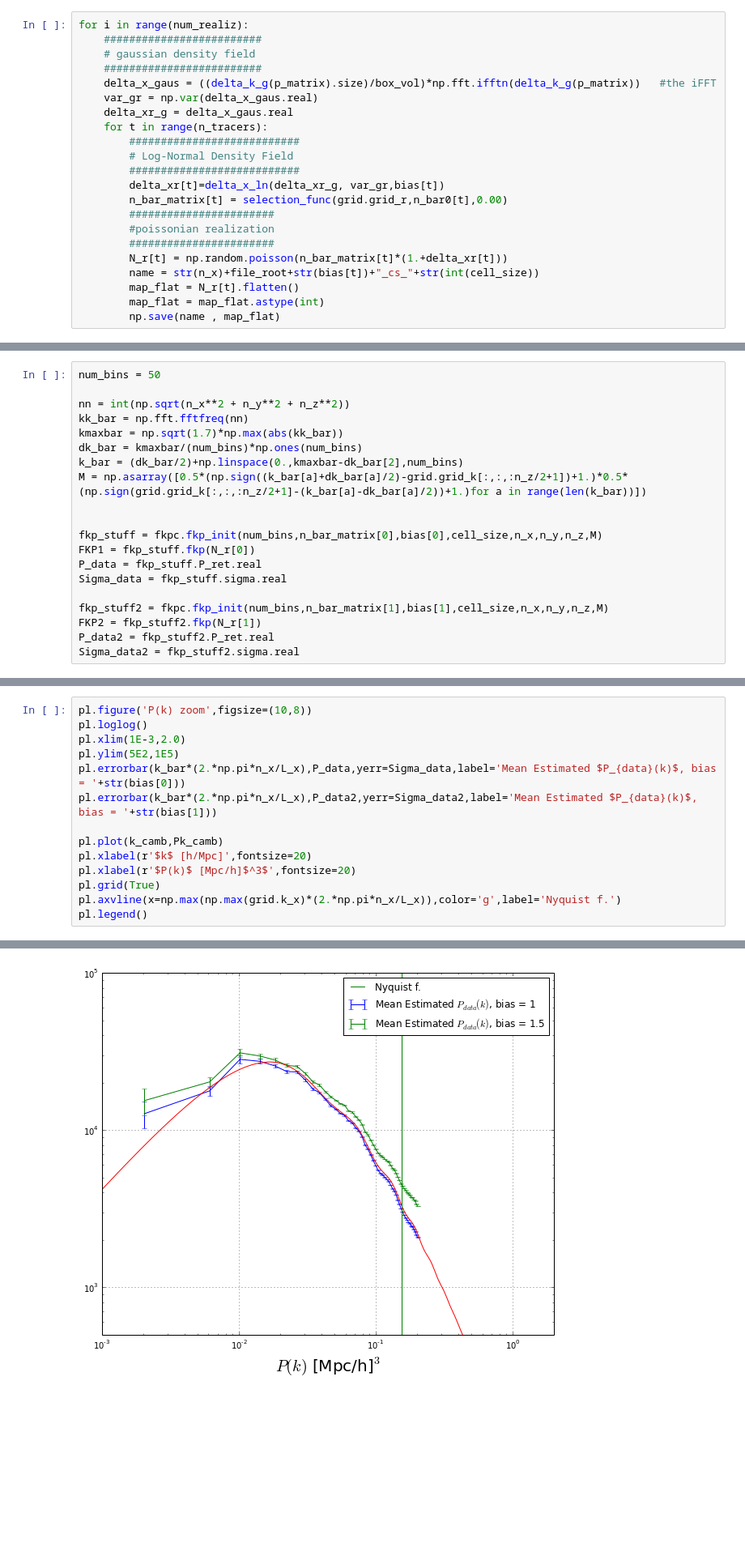
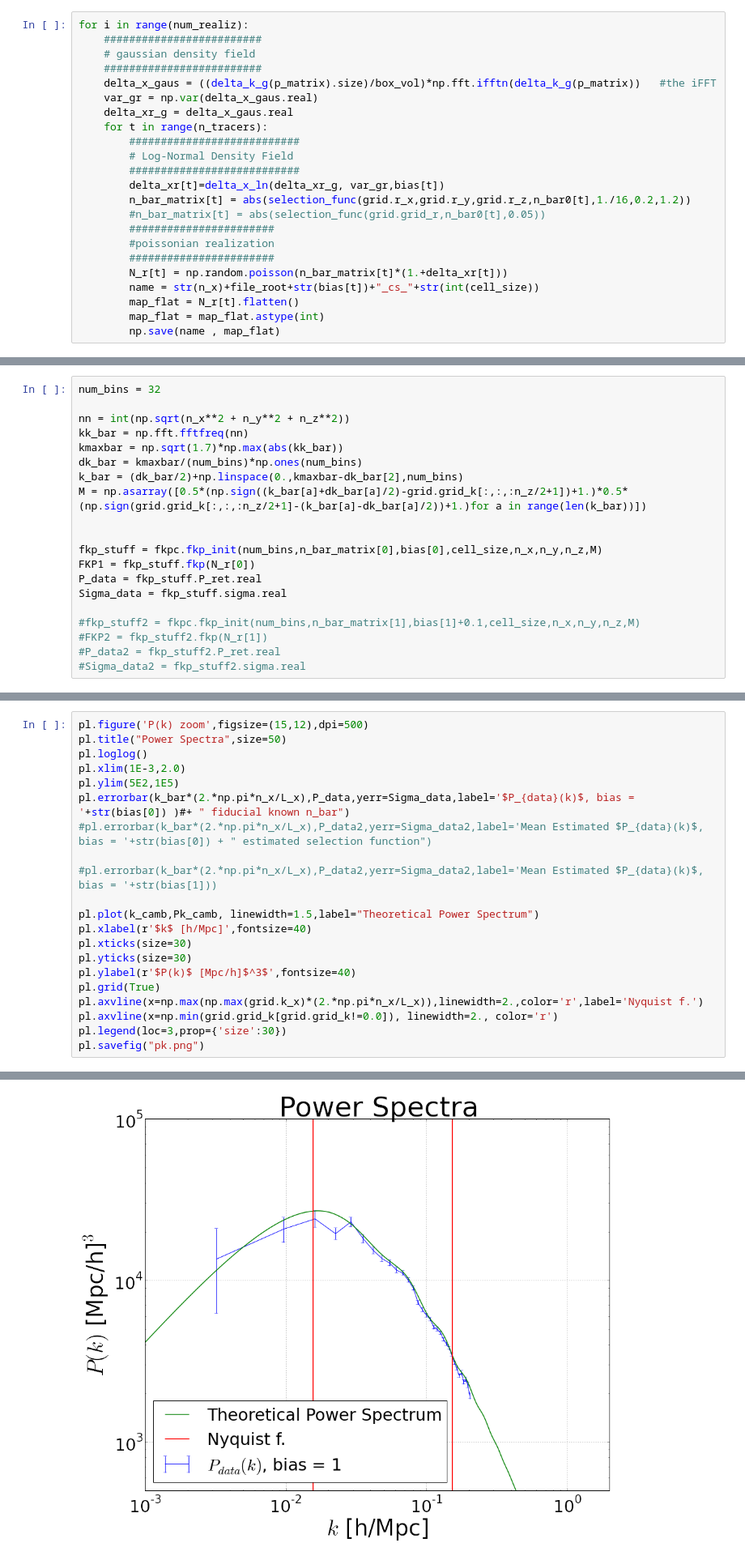
Before and after one commit to arthurmloureiro/pk_fkp, a Jupyter notebook: pk_fkp_notebook.ipynb, the cells around one changed output, grey strips where cells are left out. Shown: that part at 81% size. Cells and saved outputs as stored; diff of their text form; blank space fills up the shorter version.

```diff
--- a/pk_fkp_notebook.ipynb
+++ b/pk_fkp_notebook.ipynb
@@ -155,7 +168,8 @@ for i in range(num_realiz):
         # Log-Normal Density Field
         ###########################
         delta_xr[t]=delta_x_ln(delta_xr_g, var_gr,bias[t])
-        n_bar_matrix[t] = selection_func(grid.grid_r,n_bar0[t],0.00)
+        n_bar_matrix[t] = abs(selection_func(grid.r_x,grid.r_y,grid.r_z,n_bar0[t],1./16,0.2,1.2))
+        #n_bar_matrix[t] = abs(selection_func(grid.grid_r,n_bar0[t],0.05))
         #######################
         #poissonian realization
         #######################
@@ -181,5 +204,5 @@ pl.colorbar()
 # %%
-num_bins = 50
+num_bins = 32
 
 nn = int(np.sqrt(n_x**2 + n_y**2 + n_z**2))
 kk_bar = np.fft.fftfreq(nn)
@@ -194,7 +217,7 @@ FKP1 = fkp_stuff.fkp(N_r[0])
 P_data = fkp_stuff.P_ret.real
 Sigma_data = fkp_stuff.sigma.real
 
-fkp_stuff2 = fkpc.fkp_init(num_bins,n_bar_matrix[1],bias[1],cell_size,n_x,n_y,n_z,M)
-FKP2 = fkp_stuff2.fkp(N_r[1])
-P_data2 = fkp_stuff2.P_ret.real
-Sigma_data2 = fkp_stuff2.sigma.real
+#fkp_stuff2 = fkpc.fkp_init(num_bins,n_bar_matrix[1],bias[1]+0.1,cell_size,n_x,n_y,n_z,M)
+#FKP2 = fkp_stuff2.fkp(N_r[1])
+#P_data2 = fkp_stuff2.P_ret.real
+#Sigma_data2 = fkp_stuff2.sigma.real
@@ -226,15 +258,22 @@ pl.show()
 # %%
-pl.figure('P(k) zoom',figsize=(10,8))
+pl.figure('P(k) zoom',figsize=(15,12),dpi=500)
+pl.title("Power Spectra",size=50)
 pl.loglog()
 pl.xlim(1E-3,2.0)
 pl.ylim(5E2,1E5)
-pl.errorbar(k_bar*(2.*np.pi*n_x/L_x),P_data,yerr=Sigma_data,label='Mean Estimated $P_{data}(k)$, bias = '+str(bias[0]))
-pl.errorbar(k_bar*(2.*np.pi*n_x/L_x),P_data2,yerr=Sigma_data2,label='Mean Estimated $P_{data}(k)$, bias = '+str(bias[1]))
+pl.errorbar(k_bar*(2.*np.pi*n_x/L_x),P_data,yerr=Sigma_data,label='$P_{data}(k)$, bias = '+str(bias[0]) )#+ " fiducial known n_bar")
+#pl.errorbar(k_bar*(2.*np.pi*n_x/L_x),P_data2,yerr=Sigma_data2,label='Mean Estimated $P_{data}(k)$, bias = '+str(bias[0]) + " estimated selection function")
 
-pl.plot(k_camb,Pk_camb)
-pl.xlabel(r'$k$ [h/Mpc]',fontsize=20)
-pl.xlabel(r'$P(k)$ [Mpc/h]$^3$',fontsize=20)
+#pl.errorbar(k_bar*(2.*np.pi*n_x/L_x),P_data2,yerr=Sigma_data2,label='Mean Estimated $P_{data}(k)$, bias = '+str(bias[1]))
+
+pl.plot(k_camb,Pk_camb, linewidth=1.5,label="Theoretical Power Spectrum")
+pl.xlabel(r'$k$ [h/Mpc]',fontsize=40)
+pl.xticks(size=30)
+pl.yticks(size=30)
+pl.ylabel(r'$P(k)$ [Mpc/h]$^3$',fontsize=40)
 pl.grid(True)
-pl.axvline(x=np.max(np.max(grid.k_x)*(2.*np.pi*n_x/L_x)),color='g',label='Nyquist f.')
-pl.legend()
+pl.axvline(x=np.max(np.max(grid.k_x)*(2.*np.pi*n_x/L_x)),linewidth=2.,color='r',label='Nyquist f.')
+pl.axvline(x=np.min(grid.grid_k[grid.grid_k!=0.0]), linewidth=2., color='r')
+pl.legend(loc=3,prop={'size':30})
+pl.savefig("pk.png")
 # %% [output]
@@ -242 +280 @@ pl.legend()
-[figure, old version]
+[figure, new version]
```
Also changed, not shown: parts of 23 cells of this notebook, 2 other files.
